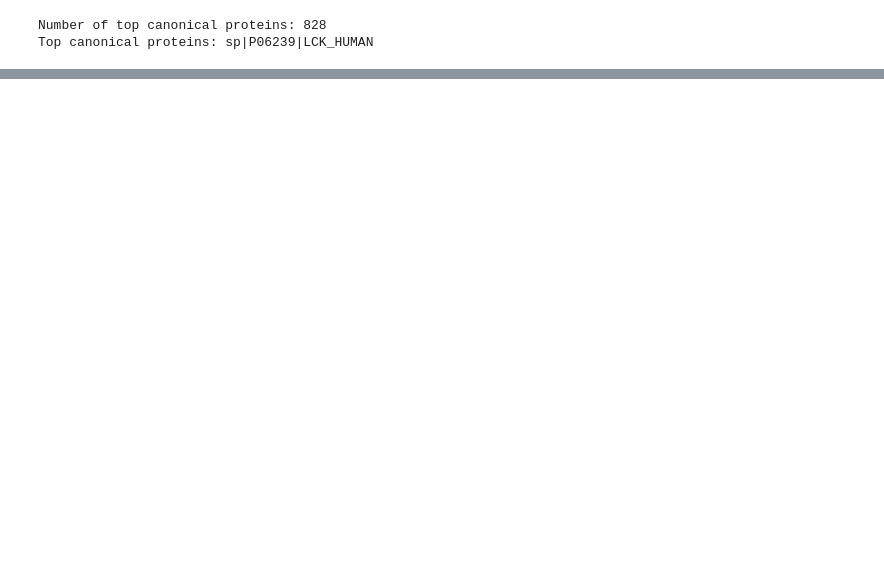
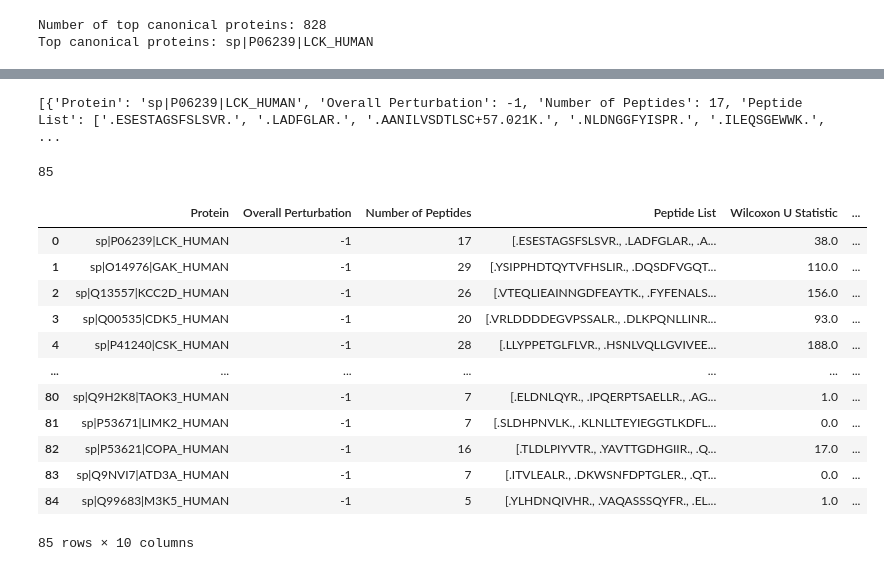
Before and after one commit to Ayushmaniar/Big-Data-Science-Drug-Protein-Interactions, a Jupyter notebook: Statistical_Analysis.ipynb, the cells around one changed output, grey strips where cells are left out. Cells and saved outputs as stored; diff of their text form; code cells hidden in the pictures; blank space fills up the shorter version.

```diff
--- a/Statistical_Analysis.ipynb
+++ b/Statistical_Analysis.ipynb
@@ -513,0 +827,21 @@ canonical_protein_effect_size.to_csv('canonical_protein_effect_size_threshold_4.
+# %%
+# Get subset of perturbed proteins with significant Wilcoxon P-Values
+low_p_significantly_perturbed_canonical_proteins = {}
+for col in filtered_drug_columns:
+    dmso_col = col.split('_')[0] + '_dmso'
+    if col == dmso_col:
+        continue
+    low_p_significantly_perturbed_canonical_proteins[col] = []
+    for entry in significantly_perturbed_canonical_proteins[col]:
+        if entry['Wilcoxon P-Value'] is not None and entry['Wilcoxon P-Value'] <= 0.05:
+            low_p_significantly_perturbed_canonical_proteins[col].append(entry)
+    print(f"Number of significantly perturbed proteins with p-value <= 0.05 for {col}: {len(low_p_significantly_perturbed_canonical_proteins[col])}")
+
+# Get the drug column with the highest number of significantly perturbed proteins
+max_perturbed_col = max(low_p_significantly_perturbed_canonical_proteins, key=lambda k: len(low_p_significantly_perturbed_canonical_proteins[k]))
+print(f"Column with the highest number of significantly perturbed proteins: {max_perturbed_col}")
+print(f"Number of significantly perturbed proteins in {max_perturbed_col}: {len(low_p_significantly_perturbed_canonical_proteins[max_perturbed_col])}")
+
+# Get the dataframe of significantly perturbed proteins for the column with the highest number of significantly perturbed proteins
+perturbed_proteins_df_max = pd.DataFrame(low_p_significantly_perturbed_canonical_proteins[max_perturbed_col])
+perturbed_proteins_df_max.head(len(perturbed_proteins_df_max))
@@ -513,0 +939,26 @@ canonical_protein_effect_size.to_csv('canonical_protein_effect_size_threshold_4.
+# %%
+print(wilcoxon_significantly_perturbed_canonical_proteins['aew541_1000nm'])
+# %% [output]
+[{'Protein': 'sp|P06239|LCK_HUMAN', 'Overall Perturbation': -1, 'Number of Peptides': 17, 'Peptide List': ['.ESESTAGSFSLSVR.', '.LADFGLAR.', '.AANILVSDTLSC+57.021K.', '.NLDNGGFYISPR.', '.ILEQSGEWWK.', ...
+# %%
+print(len(wilcoxon_significantly_perturbed_canonical_proteins['aew541_1000nm']))
+# %% [output]
+85
+# %%
+# Get dataframe of significantly perturbed proteins for desired treatment
+perturbed_proteins_df = pd.DataFrame(wilcoxon_significantly_perturbed_canonical_proteins['aew541_1000nm'])
+perturbed_proteins_df.head(len(perturbed_proteins_df))
+# %% [output]
+|  | Protein | Overall Perturbation | Number of Peptides | Peptide List | Wilcoxon U Statistic | ... |
+| 0 | sp|P06239|LCK_HUMAN | -1 | 17 | [.ESESTAGSFSLSVR., .LADFGLAR., .A... | 38.0 | ... |
+| 1 | sp|O14976|GAK_HUMAN | -1 | 29 | [.YSIPPHDTQYTVFHSLIR., .DQSDFVGQT... | 110.0 | ... |
+| 2 | sp|Q13557|KCC2D_HUMAN | -1 | 26 | [.VTEQLIEAINNGDFEAYTK., .FYFENALS... | 156.0 | ... |
+| 3 | sp|Q00535|CDK5_HUMAN | -1 | 20 | [.VRLDDDDEGVPSSALR., .DLKPQNLLINR... | 93.0 | ... |
+| 4 | sp|P41240|CSK_HUMAN | -1 | 28 | [.LLYPPETGLFLVR., .HSNLVQLLGVIVEE... | 188.0 | ... |
+| ... | ... | ... | ... | ... | ... | ... |
+| 80 | sp|Q9H2K8|TAOK3_HUMAN | -1 | 7 | [.ELDNLQYR., .IPQERPTSAELLR., .AG... | 1.0 | ... |
+| 81 | sp|P53671|LIMK2_HUMAN | -1 | 7 | [.SLDHPNVLK., .KLNLLTEYIEGGTLKDFL... | 0.0 | ... |
+| 82 | sp|P53621|COPA_HUMAN | -1 | 16 | [.TLDLPIYVTR., .YAVTTGDHGIIR., .Q... | 17.0 | ... |
+| 83 | sp|Q9NVI7|ATD3A_HUMAN | -1 | 7 | [.ITVLEALR., .DKWSNFDPTGLER., .QT... | 0.0 | ... |
+| 84 | sp|Q99683|M3K5_HUMAN | -1 | 5 | [.YLHDNQIVHR., .VAQASSSQYFR., .EL... | 1.0 | ... |
+85 rows × 10 columns
```
Also changed, not shown: parts of 23 cells of this notebook.
